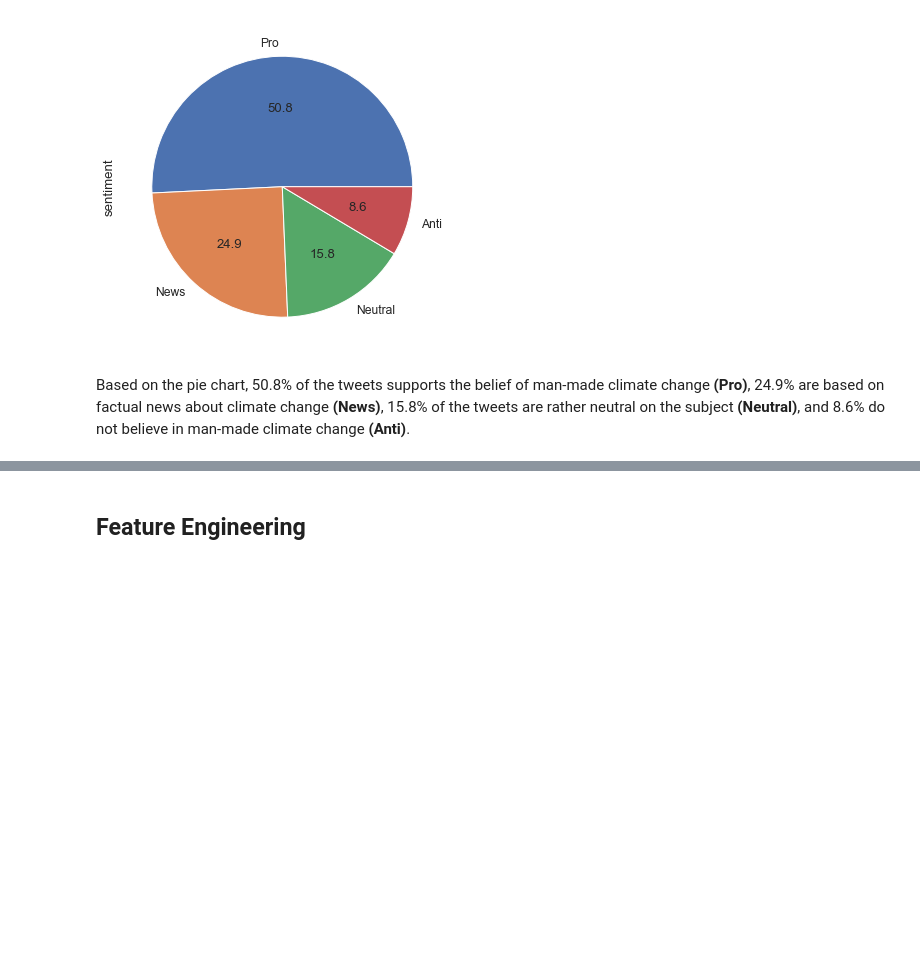
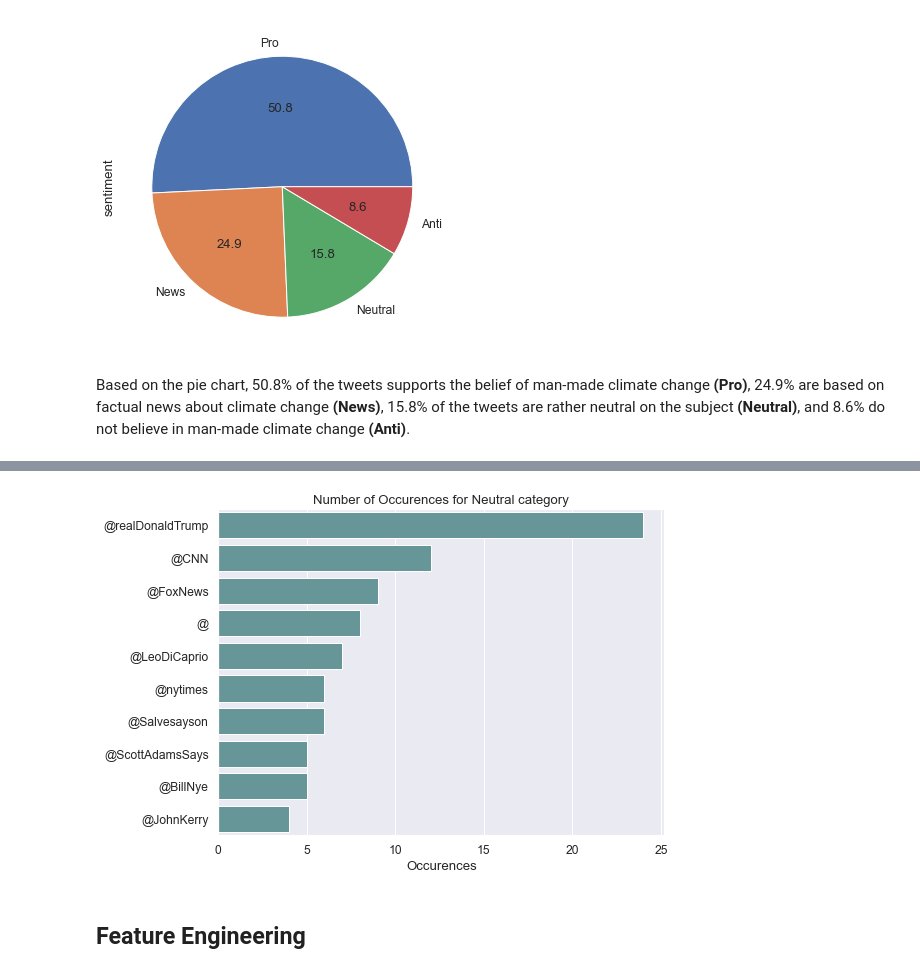
Before and after one commit to FaatimahM/jhb-ss3-classification-Repo, a Jupyter notebook: Classification_submission_file.ipynb, the cells around one changed output, grey strips where cells are left out. Cells and saved outputs as stored; diff of their text form; code cells hidden in the pictures; blank space fills up the shorter version.

```diff
--- a/Classification_submission_file.ipynb
+++ b/Classification_submission_file.ipynb
@@ -233,3 +343,7 @@ Based on the pie chart, 50.8% of the tweets supports the belief of man-made clim
+# %%
+tweet_occurence_graph(df, sentiment=0, top_n=10, color='cadetblue')
+# %% [output]
+[figure, added]
 # %% [markdown]
 ## Feature Engineering
 # %%
```
Also changed, not shown: parts of 8 cells of this notebook.
